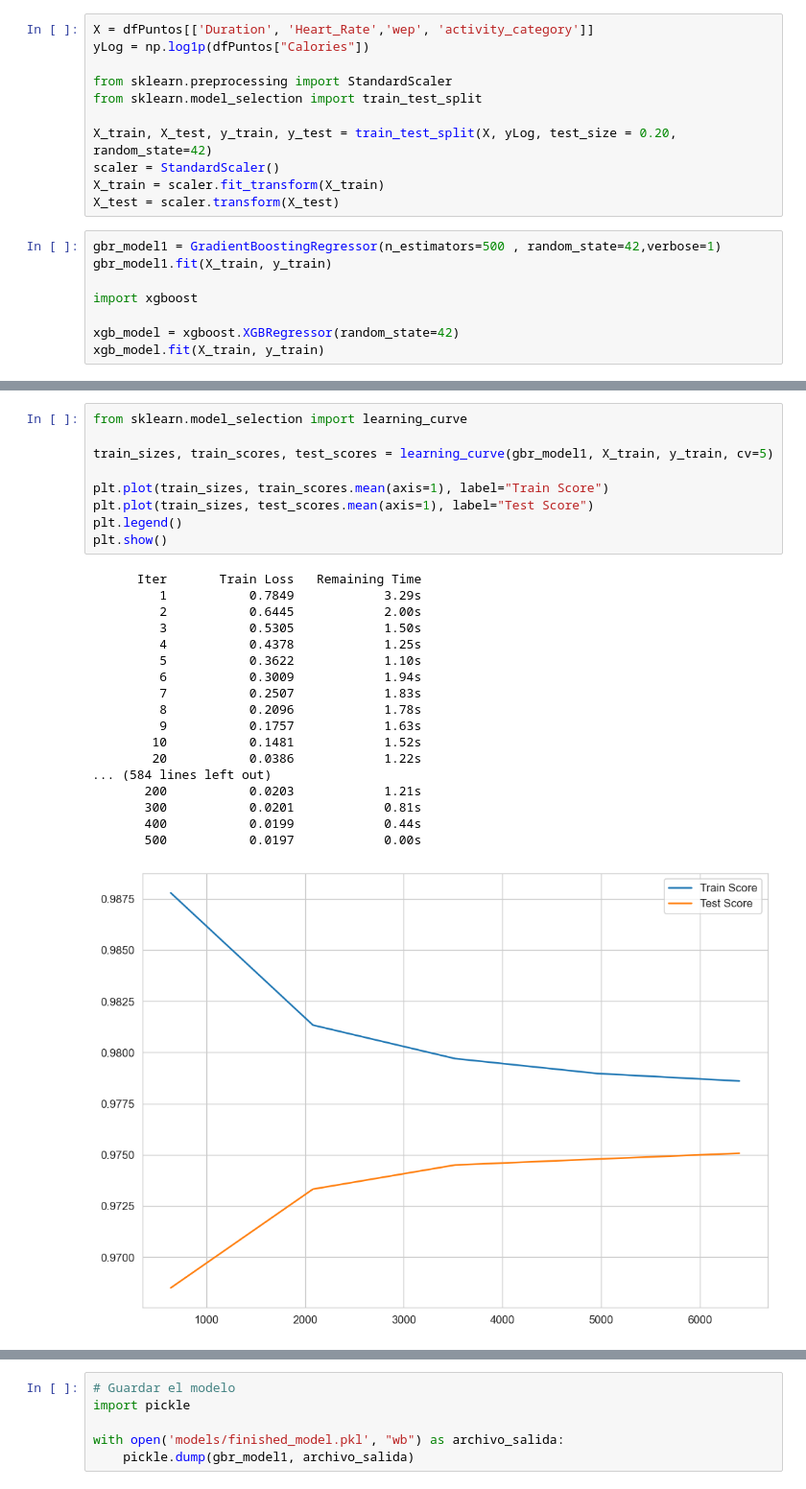
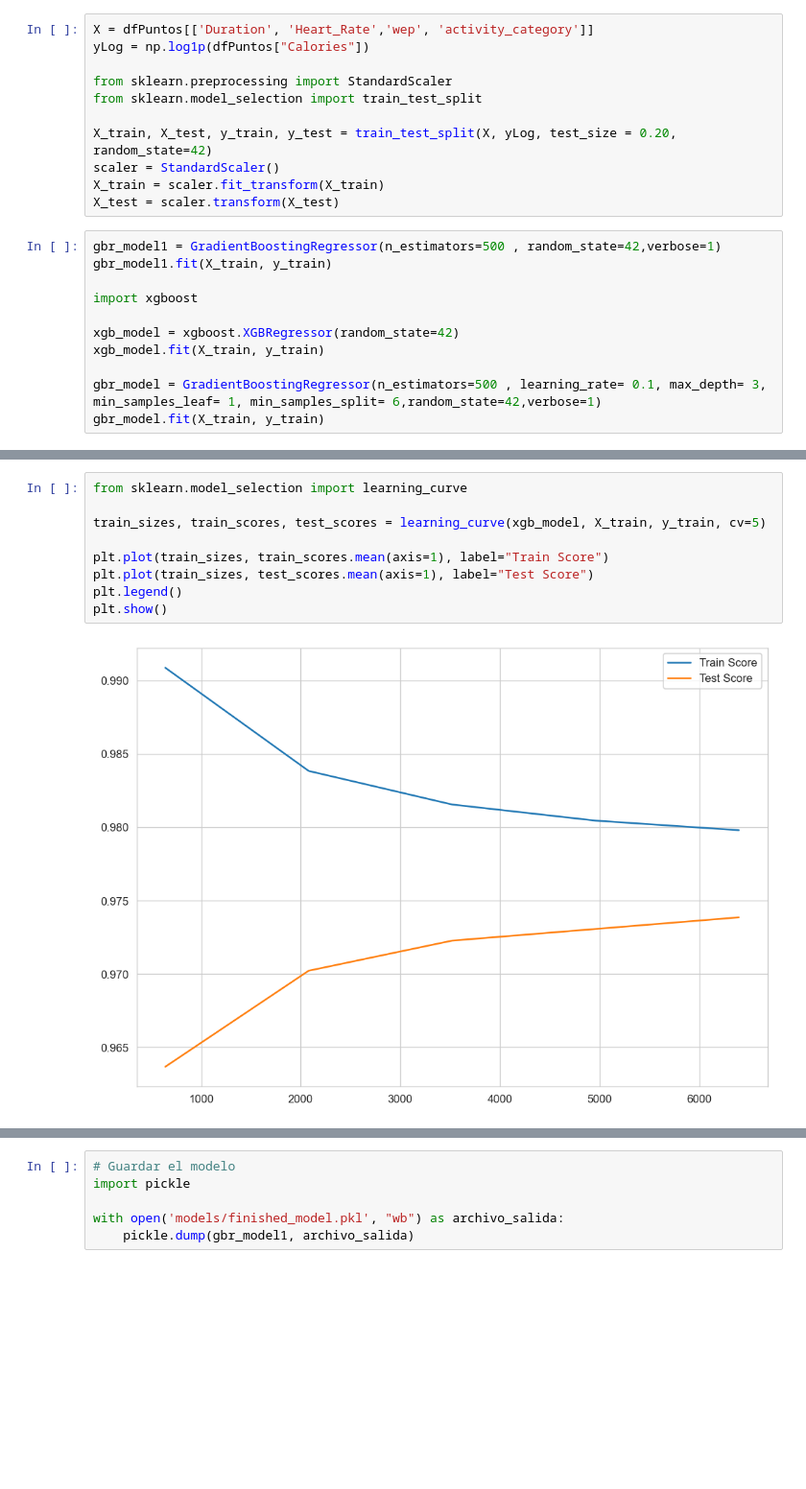
Before and after one commit to NicoUIcreator/WaynessMarketing, a Jupyter notebook: presentacion.ipynb, the cells around one changed output, grey strips where cells are left out. Shown at 96% size. Cells and saved outputs as stored; diff of their text form; blank space fills up the shorter version.

Commit message:
modeloxgb

```diff
--- a/presentacion.ipynb
+++ b/presentacion.ipynb
@@ -189,5 +249,8 @@ import xgboost
 
 xgb_model = xgboost.XGBRegressor(random_state=42)
 xgb_model.fit(X_train, y_train)
+
+gbr_model = GradientBoostingRegressor(n_estimators=500 , learning_rate= 0.1, max_depth= 3, min_samples_leaf= 1, min_samples_split= 6,random_state=42,verbose=1)
+gbr_model.fit(X_train, y_train)
 # %% [output]
       Iter       Train Loss   Remaining Time
@@ -251,28 +320,11 @@ RMSE 103.30622853304915
 # %%
 from sklearn.model_selection import learning_curve
 
-train_sizes, train_scores, test_scores = learning_curve(gbr_model1, X_train, y_train, cv=5)
+train_sizes, train_scores, test_scores = learning_curve(xgb_model, X_train, y_train, cv=5)
 
 plt.plot(train_sizes, train_scores.mean(axis=1), label="Train Score")
 plt.plot(train_sizes, test_scores.mean(axis=1), label="Test Score")
 plt.legend()
 plt.show()
 # %% [output]
-      Iter       Train Loss   Remaining Time
-         1           0.7849            3.29s
-         2           0.6445            2.00s
-         3           0.5305            1.50s
-         4           0.4378            1.25s
-         5           0.3622            1.10s
-         6           0.3009            1.94s
-         7           0.2507            1.83s
-         8           0.2096            1.78s
-         9           0.1757            1.63s
-        10           0.1481            1.52s
-        20           0.0386            1.22s
-... (584 lines left out)
-       200           0.0203            1.21s
-       300           0.0201            0.81s
-       400           0.0199            0.44s
-       500           0.0197            0.00s
-[figure, old version]
+[figure, new version]
```
Also changed, not shown: parts of 18 cells of this notebook, 1 other file.
